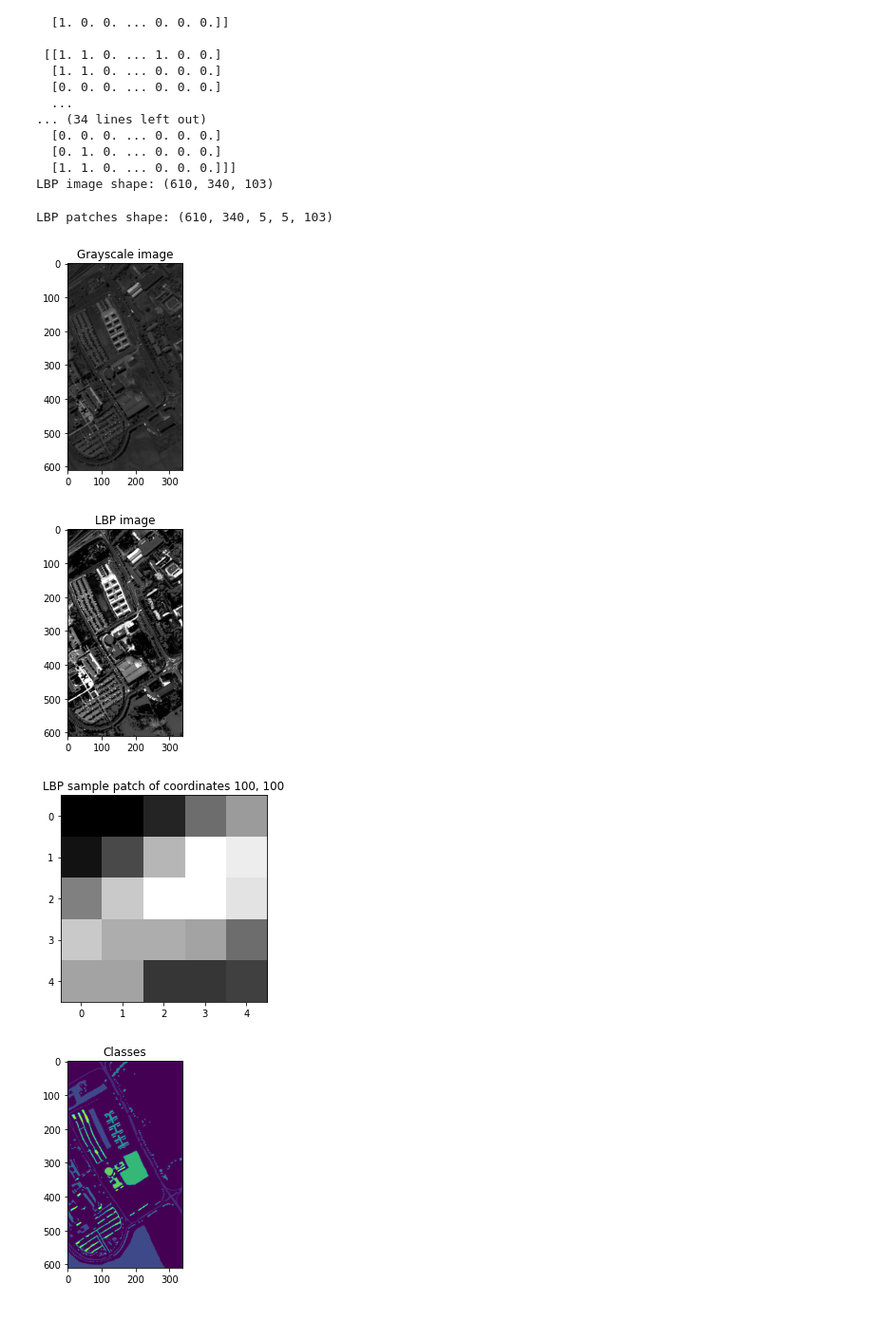
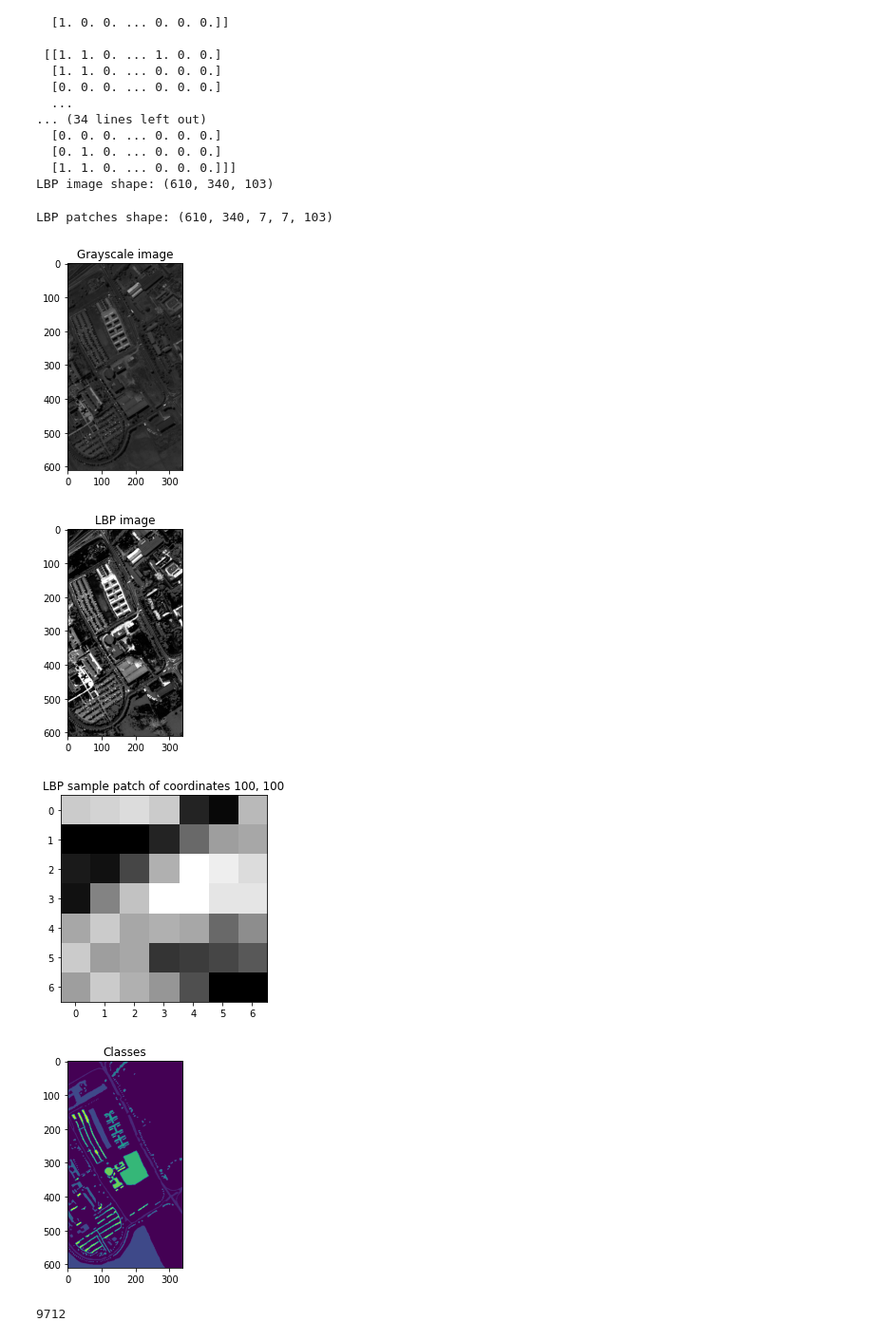
Before and after one commit to KubaSiwiec/hsi_spatial_spectral, a Jupyter notebook: hsi_learn_lbp.ipynb, the cells around one changed output. Shown at 95% size. Cells and saved outputs as stored; diff of their text form; code cells hidden in the pictures.

```diff
--- a/hsi_learn_lbp.ipynb
+++ b/hsi_learn_lbp.ipynb
@@ -247,12 +255,12 @@ lbp map: [[[0. 0. 0. ... 1. 1. 1.]
 LBP image shape: (610, 340, 103)
 # %%
 #crop patches
-patch_size = 5
+patch_size = 7
 data_patches_lbp = get_patches(lbp_image, patch_size)
 print('LBP patches shape: {}'.format(data_patches_lbp.shape))
 # data_patches_clbp = hsi_preprocessing.get_patches(clbp_image, 3)
 # %% [output]
-LBP patches shape: (610, 340, 5, 5, 103)
+LBP patches shape: (610, 340, 7, 7, 103)
 # %%
 '''
 Plotting images
@@ -266,35 +274,43 @@ plt.title("Grayscale image")
 plt.figure(2)
 plt.imshow(hs_to_grey(lbp_image), cmap='gray')
 plt.title("LBP image")
 
 # plt.figure(3)
 # plt.imshow(hs_to_grey(clbp_image), cmap='gray')
 # plt.title("CLBP image")
 
 # present some patches of lbp data
 plt.figure(4)
 co_x = 100
 co_y = 100
 plt.imshow(hs_to_grey(data_patches_lbp[co_x, co_y]), cmap='gray')
 plt.title("LBP sample patch of coordinates {}, {}".format(co_x, co_y))
 
 # # present some patches of lbp data
 # plt.figure(5)
 # co_x = 11
 # co_y = 107
 # plt.imshow(hs_to_grey(data_patches_clbp[co_x, co_y, 0]), cmap='gray')
 # plt.title("LBP sample patch of coordinates {}, {}".format(co_x, co_y))
 
 plt.figure(6)
 plt.imshow(ground_truth)
 plt.title('Classes')
 
 plt.show()
+
+#free memory
+data = None
+lbp_image = None
+co_x = None
+co_y = None
+gc.collect()
 # %% [output]
 [figure]
 [figure]
-[figure, old version]
+[figure, new version]
 [figure]
+9712
 # %%
 '''
 Save patches and ground truth into arrays
```
Also changed, not shown: parts of 6 cells of this notebook.
